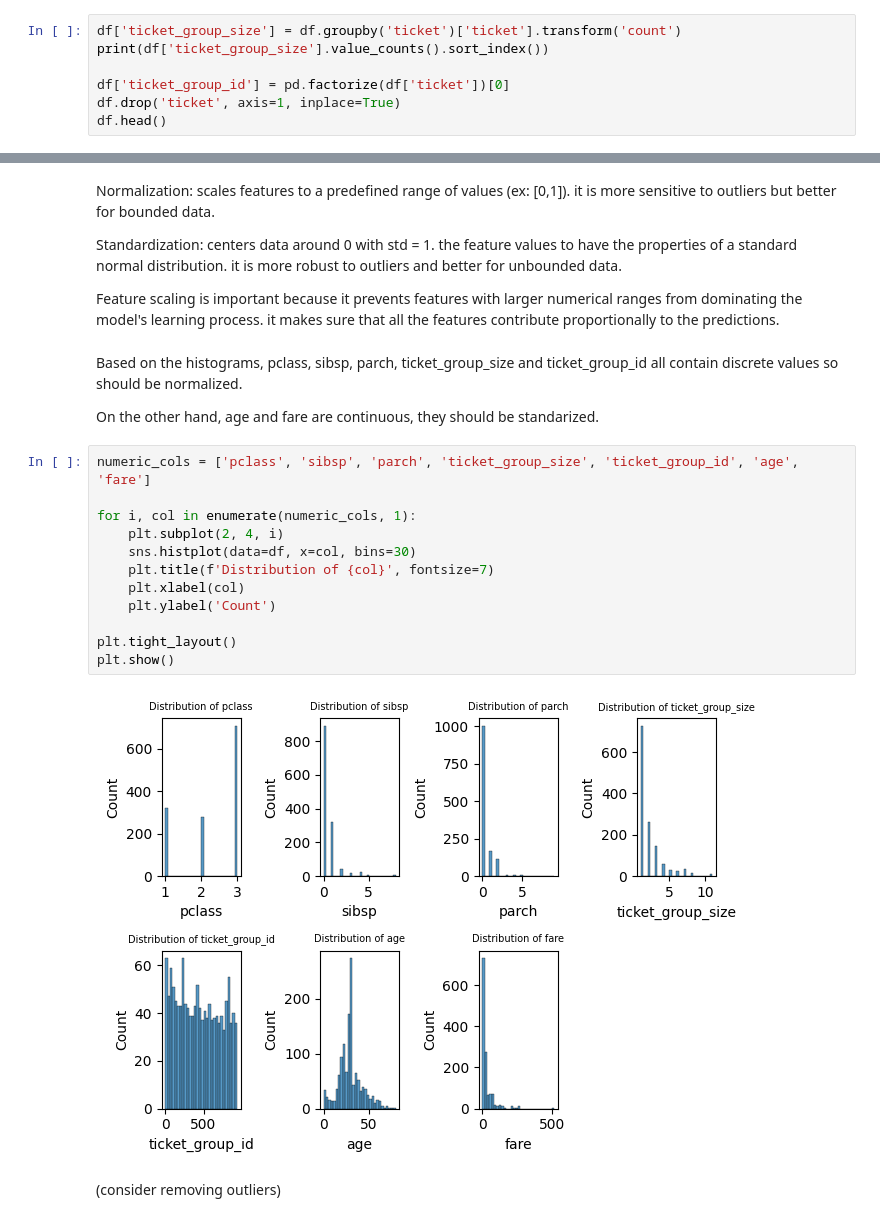
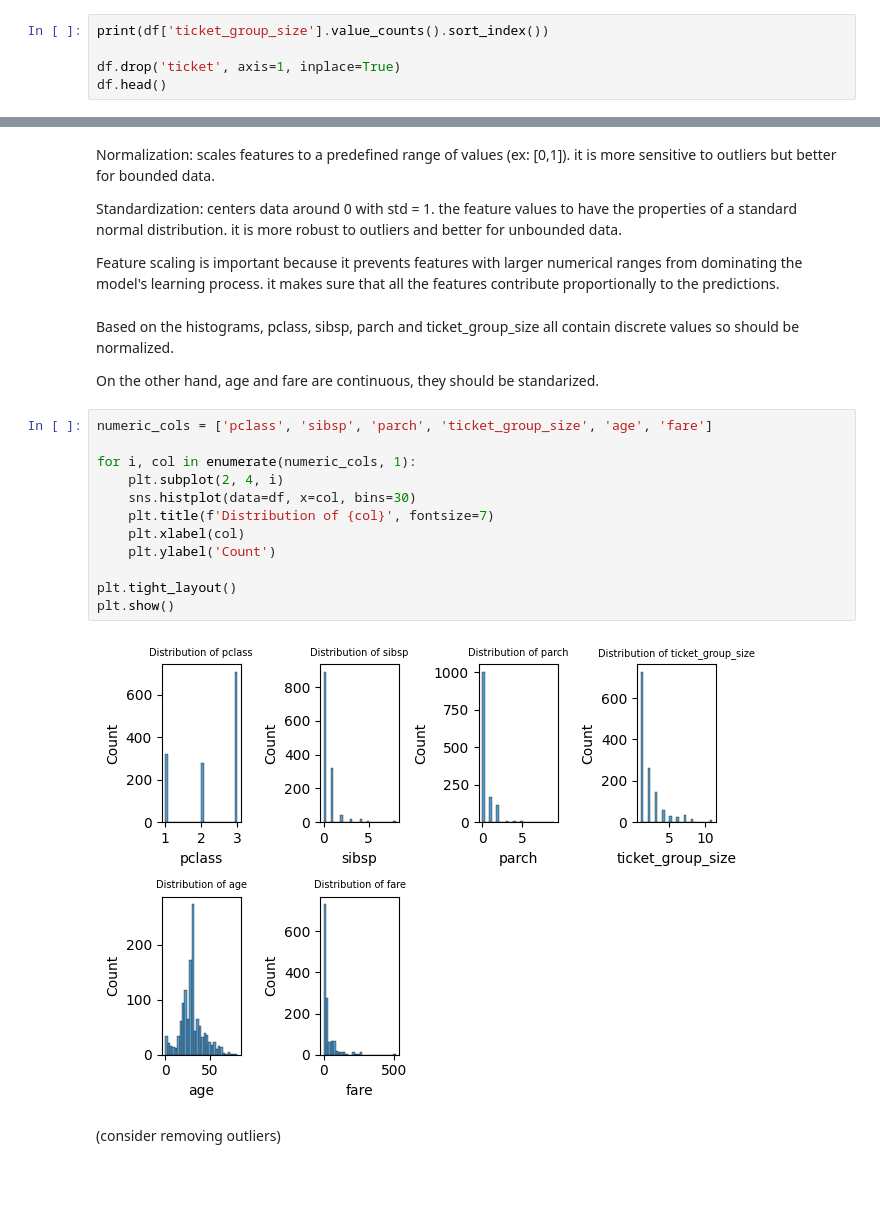
Before and after one commit to leaabj/ML-fundamentals-2025, a Jupyter notebook: assignment_1_lea_aboujaoude[_aboujaoude].ipynb, the cells around one changed output, grey strips where cells are left out. Saved outputs shown, nothing was run; the diff lists cells and outputs as text; blank space fills up the shorter version.

```diff
--- a/assignment_1_lea_aboujaoude[_aboujaoude].ipynb
+++ b/assignment_1_lea_aboujaoude[_aboujaoude].ipynb
@@ -286,8 +307,6 @@ i tried to find a use for the ticket category. i grouped together the passengers
 # %%
-df['ticket_group_size'] = df.groupby('ticket')['ticket'].transform('count')
 print(df['ticket_group_size'].value_counts().sort_index())
 
-df['ticket_group_id'] = pd.factorize(df['ticket'])[0]
 df.drop('ticket', axis=1, inplace=True)
 df.head()
 # %% [output]
@@ -321,23 +340,23 @@ Standardization: centers data around 0 with std = 1. the feature values to have
 
 Feature scaling is important because it prevents features with larger numerical ranges from dominating the model's learning process. it makes sure that all the features contribute proportionally to the predictions.
 # %% [markdown]
-Based on the histograms, pclass, sibsp, parch, ticket_group_size and ticket_group_id all contain discrete values so should be normalized.
+Based on the histograms, pclass, sibsp, parch and ticket_group_size all contain discrete values so should be normalized.
 
 On the other hand, age and fare are continuous, they should be standarized.
 # %%
-numeric_cols = ['pclass', 'sibsp', 'parch', 'ticket_group_size', 'ticket_group_id', 'age', 'fare']
+numeric_cols = ['pclass', 'sibsp', 'parch', 'ticket_group_size', 'age', 'fare']
 
 for i, col in enumerate(numeric_cols, 1):
     plt.subplot(2, 4, i)
     sns.histplot(data=df, x=col, bins=30)
     plt.title(f'Distribution of {col}', fontsize=7)
     plt.xlabel(col)
     plt.ylabel('Count')
 
 plt.tight_layout()
 plt.show()
 # %% [output]
-[figure, old version]
+[figure, new version]
 # %% [markdown]
 (consider removing outliers)
 # %%
```
Also changed, not shown: parts of 22 cells of this notebook.
